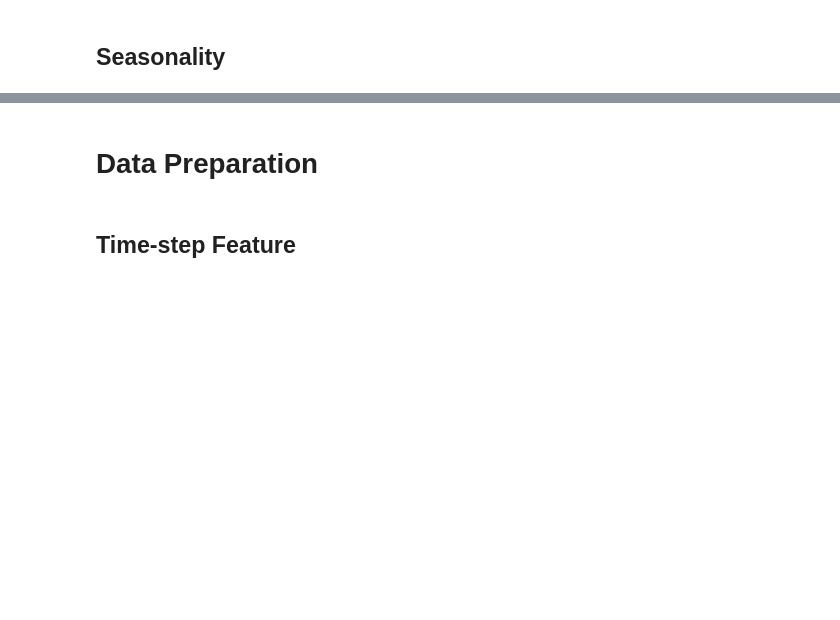
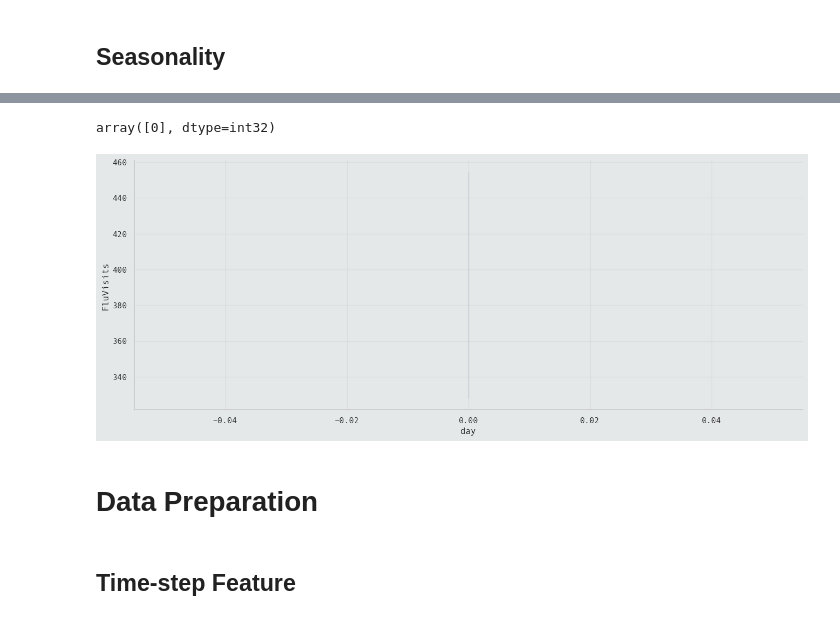
Before and after one commit to Volscente/TimeWarpForecast, a Jupyter notebook: notebooks/flu_trends/exploratory_data_analysis.ipynb, the cells around one changed output, grey strips where cells are left out. Drawn from its saved outputs; the diff is of its cells as text; code cells hidden in the pictures; blank space fills up the shorter version.

```diff
--- a/notebooks/flu_trends/exploratory_data_analysis.ipynb
+++ b/notebooks/flu_trends/exploratory_data_analysis.ipynb
@@ -120,0 +153,4 @@ plot_seasonality(dataset, y="FluVisits", period="Week", freq="Week")
+# %%
+dataset_copy = dataset.copy()
+# %%
+dataset_copy['day'] = dataset_copy['Week'].dt.dayofweek
@@ -121 +171,15 @@ plot_seasonality(dataset, y="FluVisits", period="Week", freq="Week")
+# %%
+dataset_copy['day'].unique()
+# %% [output]
+array([0], dtype=int32)
+# %%
+sns.lineplot(
+        data=dataset_copy,
+        x='day',
+        y='FluVisits',
+)
+
+plt.show()
+# %% [output]
+[figure, added]
 # %% [markdown]
```
Also changed, not shown: parts of 8 cells of this notebook.
